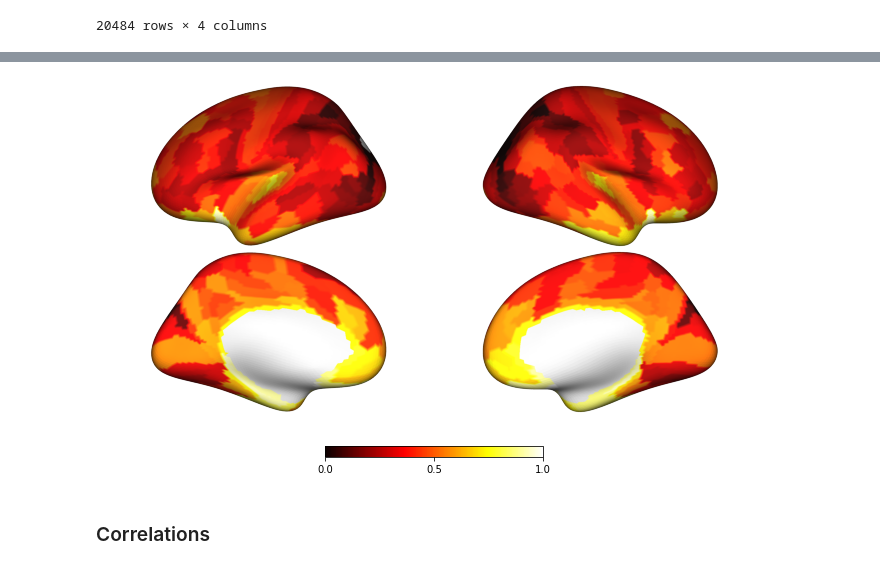
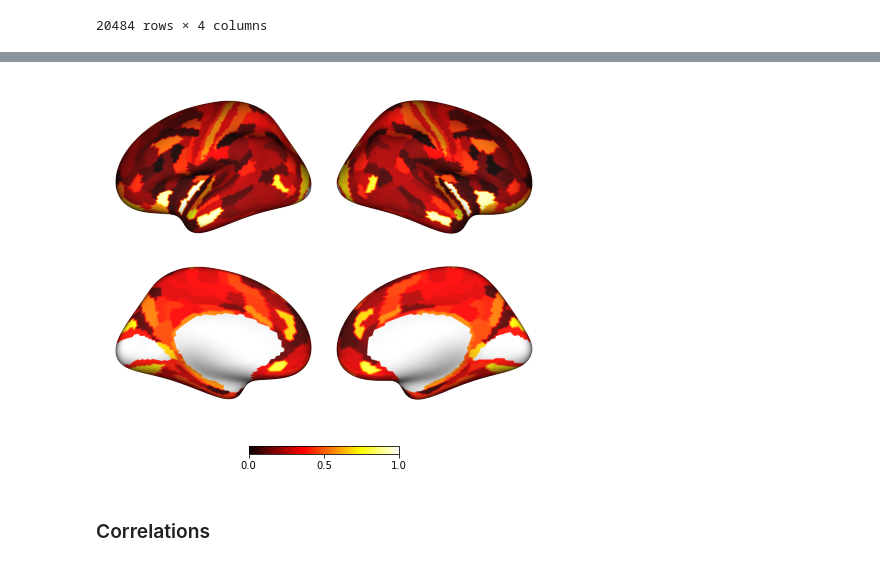
Before and after one commit to sudesnac/HumanBF-Connectivity, a Jupyter notebook: notebook/connectivity_distance.ipynb, the cells around one changed output, grey strips where cells are left out. Cells and saved outputs as stored; diff of their text form; code cells hidden in the pictures.

```diff
--- a/notebook/connectivity_distance.ipynb
+++ b/notebook/connectivity_distance.ipynb
@@ -140,6 +140,16 @@ log_dcorr_avgFC = np.log(dcorr_avgFC)
 diff_ctx = np.nanmean(log_dcorr_avgFC,axis=0).reshape([360,1])
 # %% [markdown]
 #### Visualize
+# %%
+# setting up for cortical projection using brainspace
+surf_lh, surf_rh = load_fsa5()
+
+surf_labels_lh = nib.freesurfer.read_annot(data_path + 'lh.HCP-MMP1_fsa10.annot')[0]
+surf_labels_rh = nib.freesurfer.read_annot(data_path + 'rh.HCP-MMP1_fsa10.annot')[0]
+surf_labels_rh[surf_labels_rh != 0] += 180  # different labels for lh and rh
+surf_labels = np.concatenate([surf_labels_lh, surf_labels_rh])
+
+mask = surf_labels != 0  # discard medial wall
 # %%
 func_cortex = map_to_labels(func_ctx.reshape([360]),surf_labels, mask=mask, fill=np.nan)
 diff_cortex = map_to_labels(diff_ctx.reshape([360]),surf_labels, mask=mask, fill=np.nan)
@@ -210,20 +226,20 @@ gdist_df = pd.read_csv(results_path + 'rescaled_geodesic_func_struct_data.csv')
 # %%
 # Visualize
 # plot both BF and geodic distance together
 
 surfaces = fetch_fsaverage(density='10k')
 lh, rh = surfaces['inflated']
 
-p = Plot(lh, rh, size=(1200, 600), zoom=1.8, brightness=.8)
-# p.add_layer(geodic_scaled_data.reshape([20484]), cmap='hot_r', cbar=True)
-# p.add_layer(BF_scaled_data.reshape([20484]), cmap='binary', cbar=False)
-p.add_layer(func_scaled_ctx.reshape([20484]), cmap='hot', cbar=True)
-# p.add_layer(diff_scaled_ctx.reshape([20484]), cmap='hot', cbar=True)
+p = Plot(lh, rh, size=(800, 600), zoom=1.5, brightness=.8)
+#p.add_layer(geodic_scaled_data.reshape([20484]), cmap='hot_r', cbar=True)
+#p.add_layer(BF_scaled_data.reshape([20484]), cmap='binary', cbar=False)
+#p.add_layer(func_scaled_ctx.reshape([20484]), cmap='hot', cbar=True)
+p.add_layer(diff_scaled_ctx.reshape([20484]), cmap='hot', cbar=True)
 fig = p.build()
 fig.show()
-# fig.savefig(fig_path+'geodic_dist_BFseed_grid.png', dpi=300)
+fig.savefig(fig_path+'structural_connectivity_grid.png', dpi=300)
 # %% [output]
-[figure, old version]
+[figure, new version]
 # %% [markdown]
 ### Correlations
 # %% [markdown]
```
Also changed, not shown: parts of 27 cells of this notebook, 5 other files.
